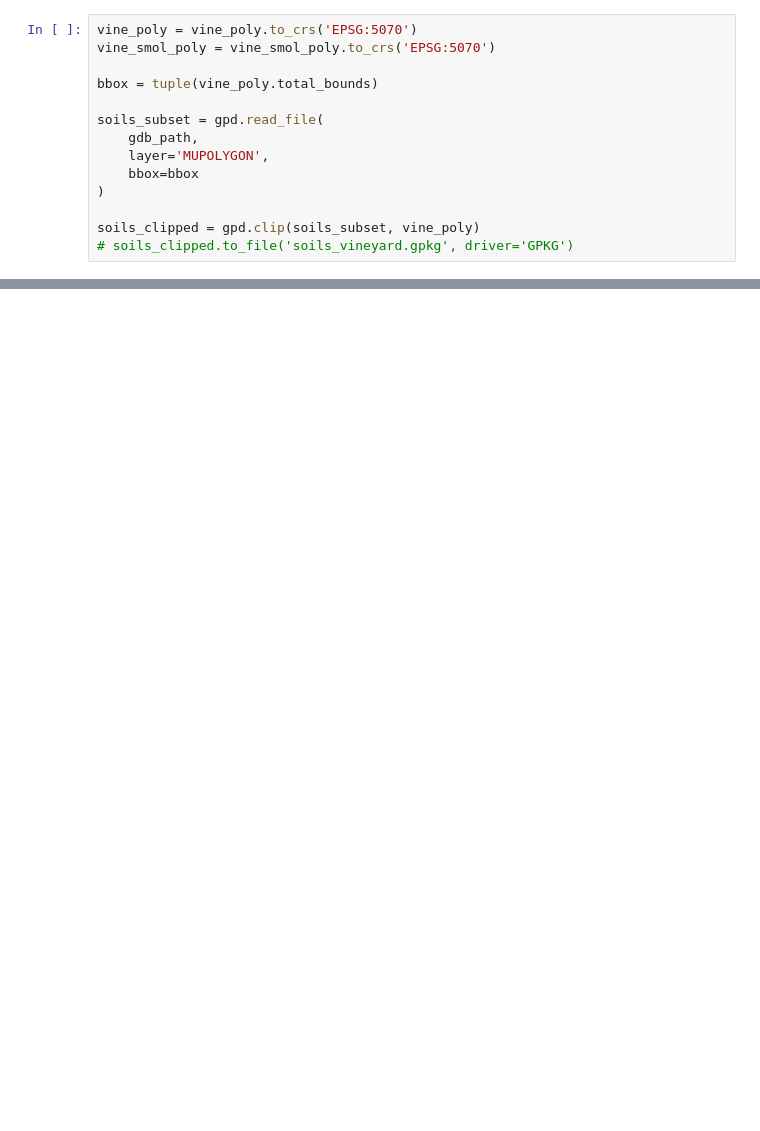
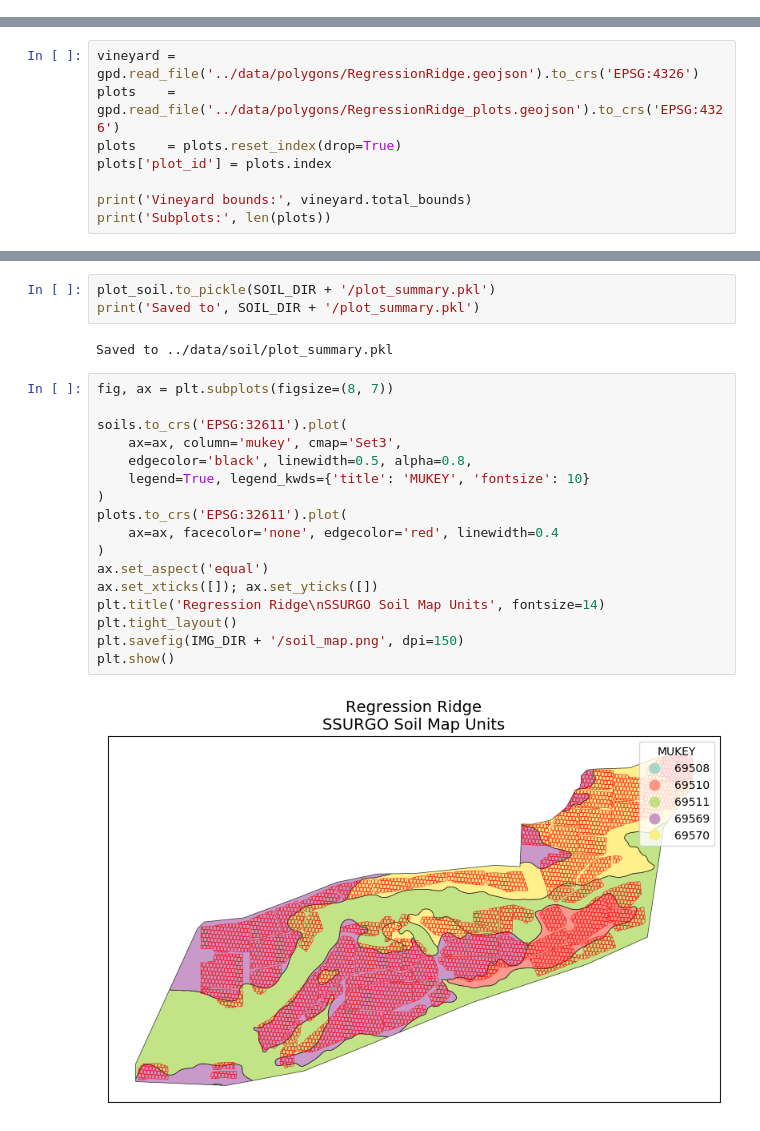
Before and after one commit to simonhansedasi/GeoGastronomy, a Jupyter notebook: GrapeExpectations/RegressionRidge/data_wrangling/05_soil.ipynb, the cells around one changed output, grey strips where cells are left out. Saved outputs shown, nothing was run; the diff lists cells and outputs as text; blank space fills up the shorter version.

```diff
--- a/GrapeExpectations/RegressionRidge/data_wrangling/05_soil.ipynb
+++ b/GrapeExpectations/RegressionRidge/data_wrangling/05_soil.ipynb
@@ -12,14 +0,0 @@ vine_smol_poly = pd.read_pickle(vine_smol_path)
-# %%
-vine_poly = vine_poly.to_crs('EPSG:5070')
-vine_smol_poly = vine_smol_poly.to_crs('EPSG:5070')
-
-bbox = tuple(vine_poly.total_bounds)
-
-soils_subset = gpd.read_file(
-    gdb_path,
-    layer='MUPOLYGON',
-    bbox=bbox
-)
-
-soils_clipped = gpd.clip(soils_subset, vine_poly)
-# soils_clipped.to_file('soils_vineyard.gpkg', driver='GPKG')
@@ -390,0 +28,8 @@ plot_soil_summary.to_pickle('../data/soil/plot_summary.pkl')
+# %%
+vineyard = gpd.read_file('../data/polygons/RegressionRidge.geojson').to_crs('EPSG:4326')
+plots    = gpd.read_file('../data/polygons/RegressionRidge_plots.geojson').to_crs('EPSG:4326')
+plots    = plots.reset_index(drop=True)
+plots['plot_id'] = plots.index
+
+print('Vineyard bounds:', vineyard.total_bounds)
+print('Subplots:', len(plots))
@@ -390,0 +254,24 @@ plot_soil_summary.to_pickle('../data/soil/plot_summary.pkl')
+# %%
+plot_soil.to_pickle(SOIL_DIR + '/plot_summary.pkl')
+print('Saved to', SOIL_DIR + '/plot_summary.pkl')
+# %% [output]
+Saved to ../data/soil/plot_summary.pkl
+# %%
+fig, ax = plt.subplots(figsize=(8, 7))
+
+soils.to_crs('EPSG:32611').plot(
+    ax=ax, column='mukey', cmap='Set3',
+    edgecolor='black', linewidth=0.5, alpha=0.8,
+    legend=True, legend_kwds={'title': 'MUKEY', 'fontsize': 10}
+)
+plots.to_crs('EPSG:32611').plot(
+    ax=ax, facecolor='none', edgecolor='red', linewidth=0.4
+)
+ax.set_aspect('equal')
+ax.set_xticks([]); ax.set_yticks([])
+plt.title('Regression Ridge\nSSURGO Soil Map Units', fontsize=14)
+plt.tight_layout()
+plt.savefig(IMG_DIR + '/soil_map.png', dpi=150)
+plt.show()
+# %% [output]
+[figure, added]
```
Also changed, not shown: parts of 36 cells of this notebook, 17 other files.
